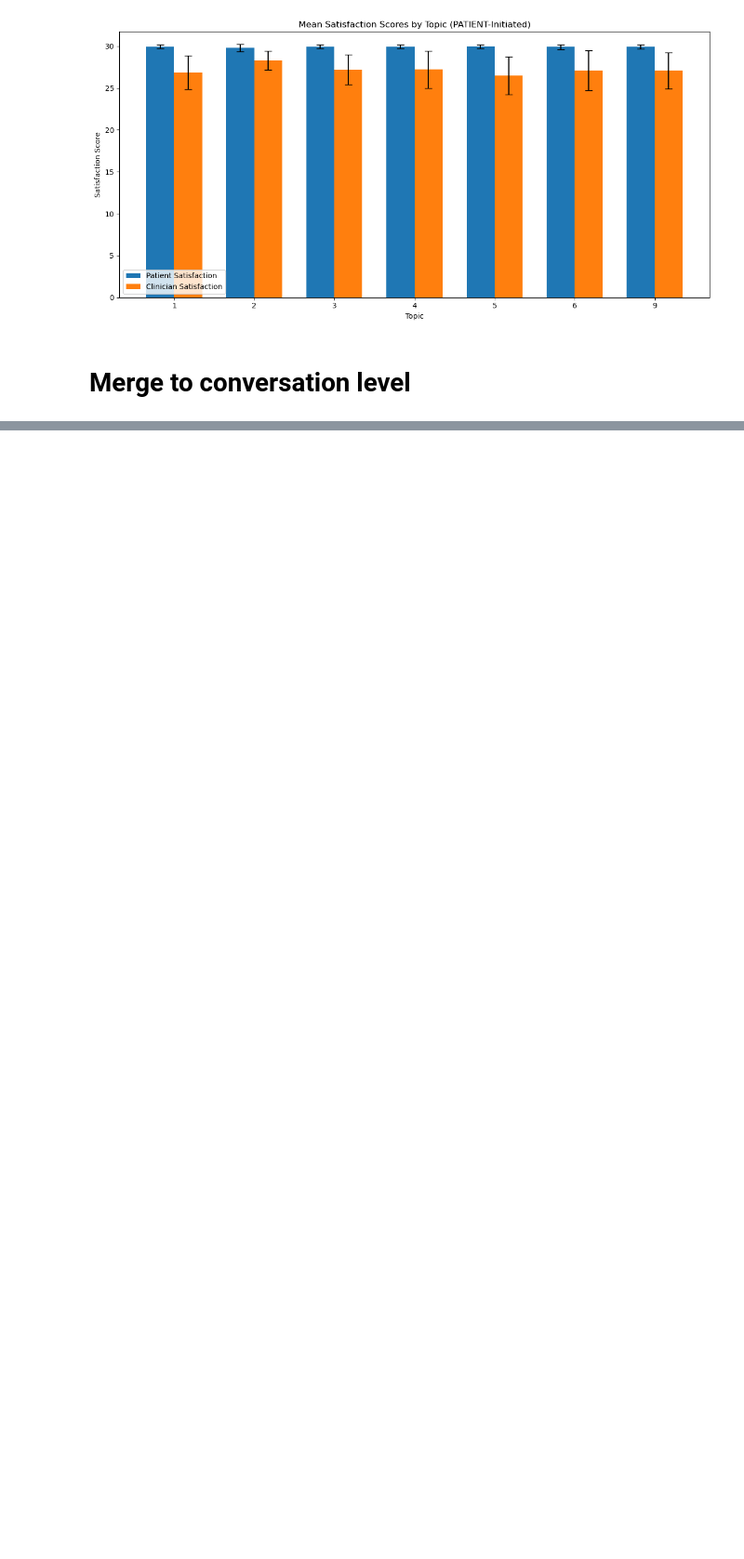
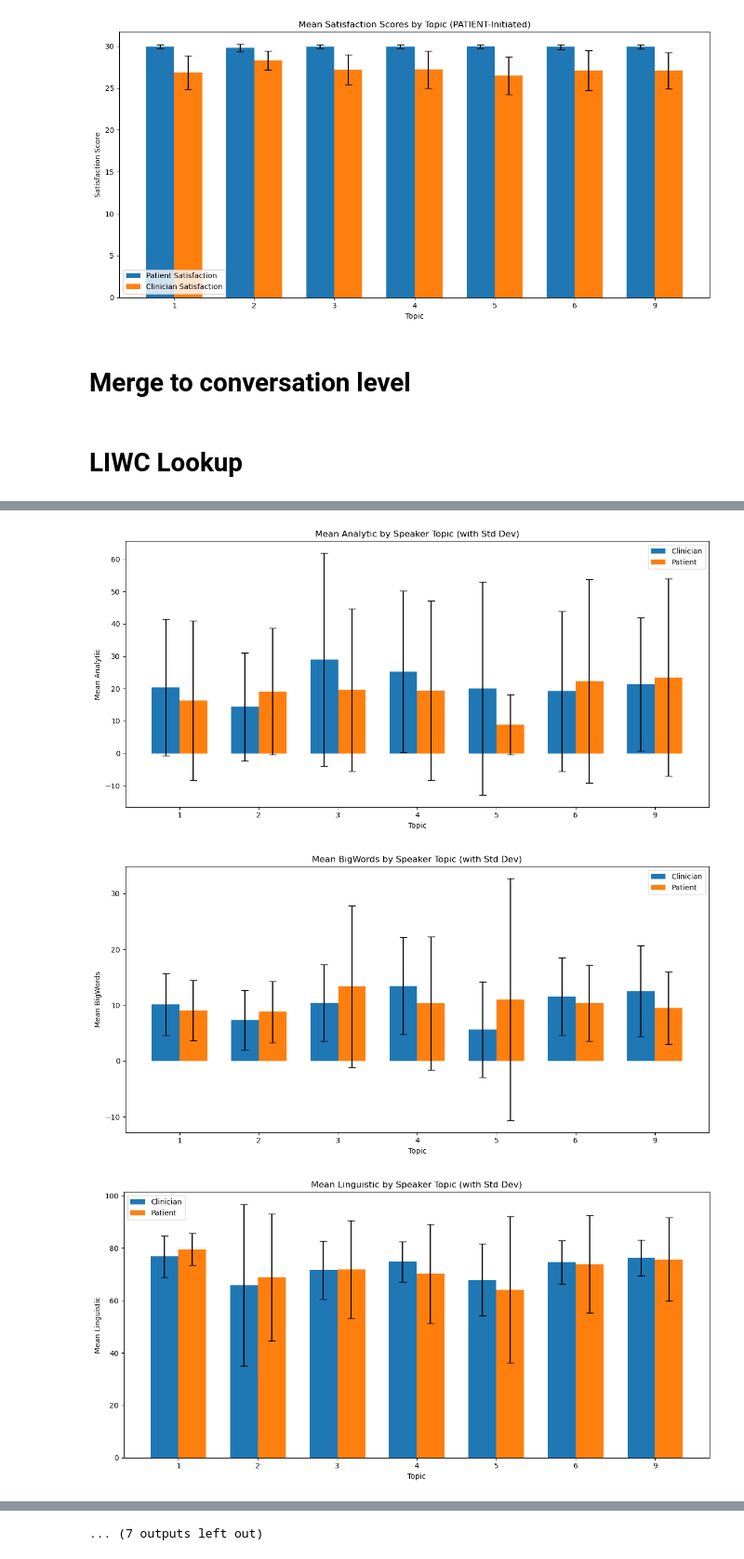
Before and after one commit to tedfytw1209/twitter_hpv, a Jupyter notebook: Analysis_sentiment.ipynb, the cells around one changed output, grey strips where cells are left out. Shown: that part at 93% size. Drawn from its saved outputs; the diff is of its cells as text; code cells hidden in the pictures; blank space fills up the shorter version.

Commit message:
update figure

```diff
--- a/Analysis_sentiment.ipynb
+++ b/Analysis_sentiment.ipynb
@@ -193,3 +196,68 @@ for name,gp in data_conv.groupby('sample_id'):
     out_list.append([name,full_text])
 data_full = pd.DataFrame(out_list, columns=['sample_id','full_text'])
 data_full.to_csv('full_text.csv', index=False)
+# %% [markdown]
+# LIWC Lookup
+# %%
+liwc_col = ['Analytic', 'BigWords', 'Linguistic', 'we', 'you', 'prep', 'conj', 'allnone', 'emotion', 'emo_neg', 'polite', 'food', 'lack', 'risk', 'motion', 'visual', 'Conversation', 'Comma']
+file_path = '10tp_cutoffline_0.85.csv'
+df = pd.read_csv(file_path)
+df_clean = df.dropna(subset=['topic', 'Speaker', 'sentiment_score'])
+#liwc
+liwc_data = pd.read_csv('LIWC-transcript.csv')
+liwc_data = liwc_data[['id','sample_id']+liwc_col].copy()
+df_clean = df_clean.merge(liwc_data, on=['sample_id','id'], how='left')
+df_clean.info()
+df_clinician = df_clean[df_clean['Speaker'] == 'CLINICIAN']
+df_patient = df_clean[df_clean['Speaker'] == 'PATIENT']
+print(f'CLINICIAN sentiment score mean: {df_clinician["sentiment_score"].mean()} std: {df_clinician["sentiment_score"].std()}')
+print(f'PATIENT sentiment score mean: {df_patient["sentiment_score"].mean()} std: {df_patient["sentiment_score"].std()}')
+
+# Split multi-topic entries (like "1,2") into separate rows
+df_clean['topic'] = df_clean['topic'].astype(str)
+df_expanded = df_clean.assign(topic=df_clean['topic'].str.split(',')).explode('topic')
+df_expanded['topic'] = df_expanded['topic'].astype(int)
+
+def plot_topic_dist(score_col):
+    # Group by topic and speaker, compute mean and std deviation
+    summary = df_expanded.groupby(['topic', 'Speaker'])[score_col].agg(['mean', 'std']).reset_index()
+
+    # Pivot to separate columns for Clinician and Patient
+    summary_pivot = summary.pivot(index='topic', columns='Speaker', values=['mean', 'std'])
+    summary_pivot.columns = [f'{stat}_{speaker}' for stat, speaker in summary_pivot.columns]
+    summary_pivot.reset_index(inplace=True)
+
+    filtered = summary_pivot.dropna(subset=['mean_CLINICIAN', 'mean_PATIENT'])
+    # Extract standard deviation values for error bars
+    clinician_means = filtered['mean_CLINICIAN']
+    patient_means = filtered['mean_PATIENT']
+    clinician_stds = filtered['std_CLINICIAN']
+    patient_stds = filtered['std_PATIENT']
+
+    # Plot with error bars (std deviation)
+    plt.figure(figsize=(12, 6))
+    index = range(len(filtered))
+    bar_width = 0.35
+
+    plt.bar([i - bar_width/2 for i in index], clinician_means, yerr=clinician_stds,
+            width=bar_width, label='Clinician', capsize=5)
+    plt.bar([i + bar_width/2 for i in index], patient_means, yerr=patient_stds,
+            width=bar_width, label='Patient', capsize=5)
+
+    # Labels and title
+    plt.xlabel('Topic')
+    plt.ylabel(f'Mean {score_col}')
+    plt.title(f'Mean {score_col} by Speaker Topic (with Std Dev)')
+    plt.xticks(index, filtered['topic'])
+    plt.legend()
+    plt.tight_layout()
+
+    # Show the plot
+    plt.savefig(os.path.join(fig_root,f'liwc_{score_col}.png'), dpi=300, bbox_inches='tight')
+
+fig_root = 'figures/liwc'
+if not os.path.exists(fig_root):
+    os.makedirs(fig_root)
+for e_col in liwc_col:
+    plot_topic_dist(e_col)
+# %% [output]
@@ -195,0 +281,3 @@ data_full.to_csv('full_text.csv', index=False)
+[figure, added]
+[figure, added]
+[figure, added]
@@ -195,0 +292 @@ data_full.to_csv('full_text.csv', index=False)
+... (7 outputs left out)
```
Also changed, not shown: parts of 3 cells of this notebook, 20 other files.
